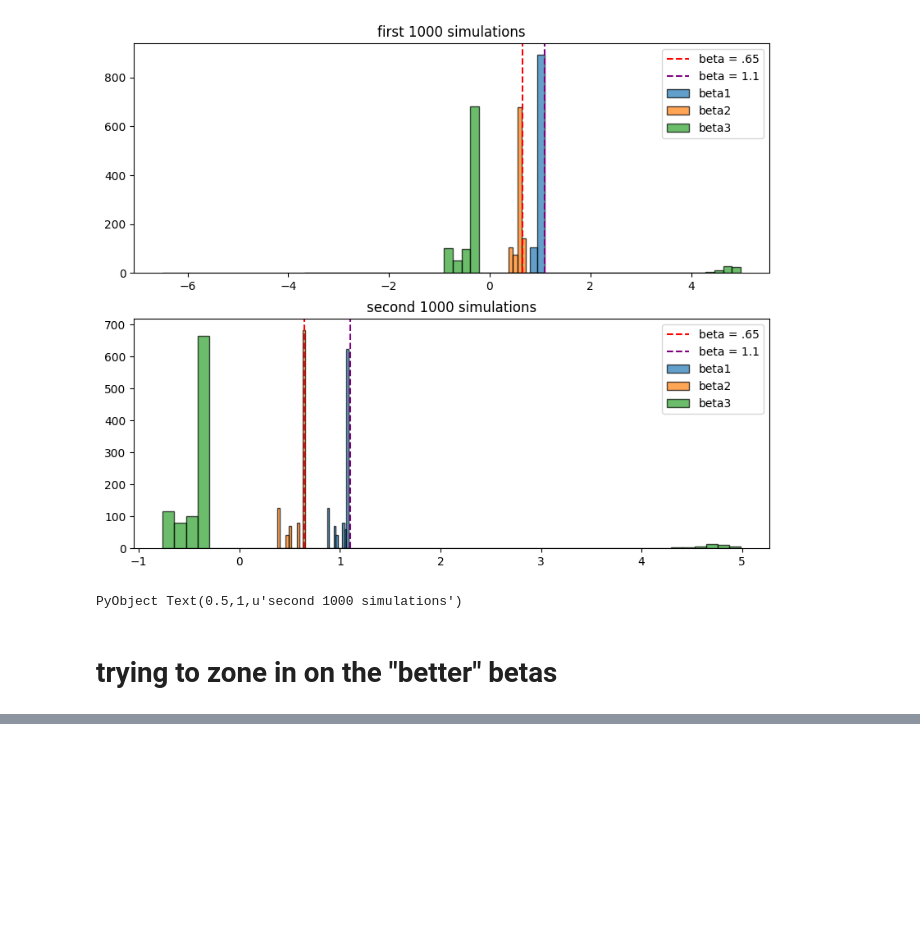
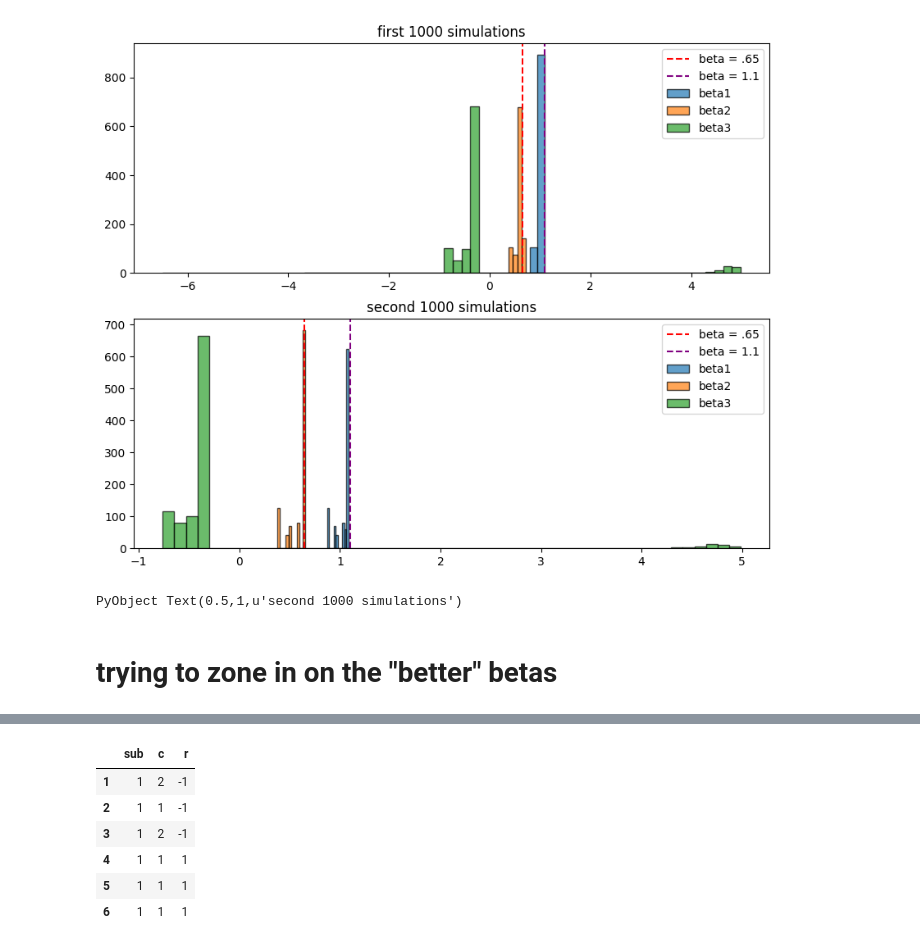
Before and after one commit to ndawlab/em, a Jupyter notebook: fit.ipynb, the cells around one changed output, grey strips where cells are left out. Drawn from its saved outputs; the diff is of its cells as text; code cells hidden in the pictures; blank space fills up the shorter version.

```diff
--- a/fit.ipynb
+++ b/fit.ipynb
@@ -12,6 +18,7 @@ params.txt
 run2_U-b55_s15.jld2
 sims.ipynb
 # %%
+data = CSV.read("data.csv");
 sim_one = load("U-b55_s15.jld2")["results_dict"];
 sim_two = load("run2_U-b55_s15.jld2")["results_dict"];
 cov = vcat(readdlm("cov.txt")...);
@@ -300,0 +485,10 @@ PyObject Text(0.5,1,u'second 1000 simulations')
+# %%
+head(data)
+# %% [output]
+|  | sub | c | r |
+| 1 | 1 | 2 | -1 |
+| 2 | 1 | 1 | -1 |
+| 3 | 1 | 2 | -1 |
+| 4 | 1 | 1 | 1 |
+| 5 | 1 | 1 | 1 |
+| 6 | 1 | 1 | 1 |
```
Also changed, not shown: parts of 4 cells of this notebook.
